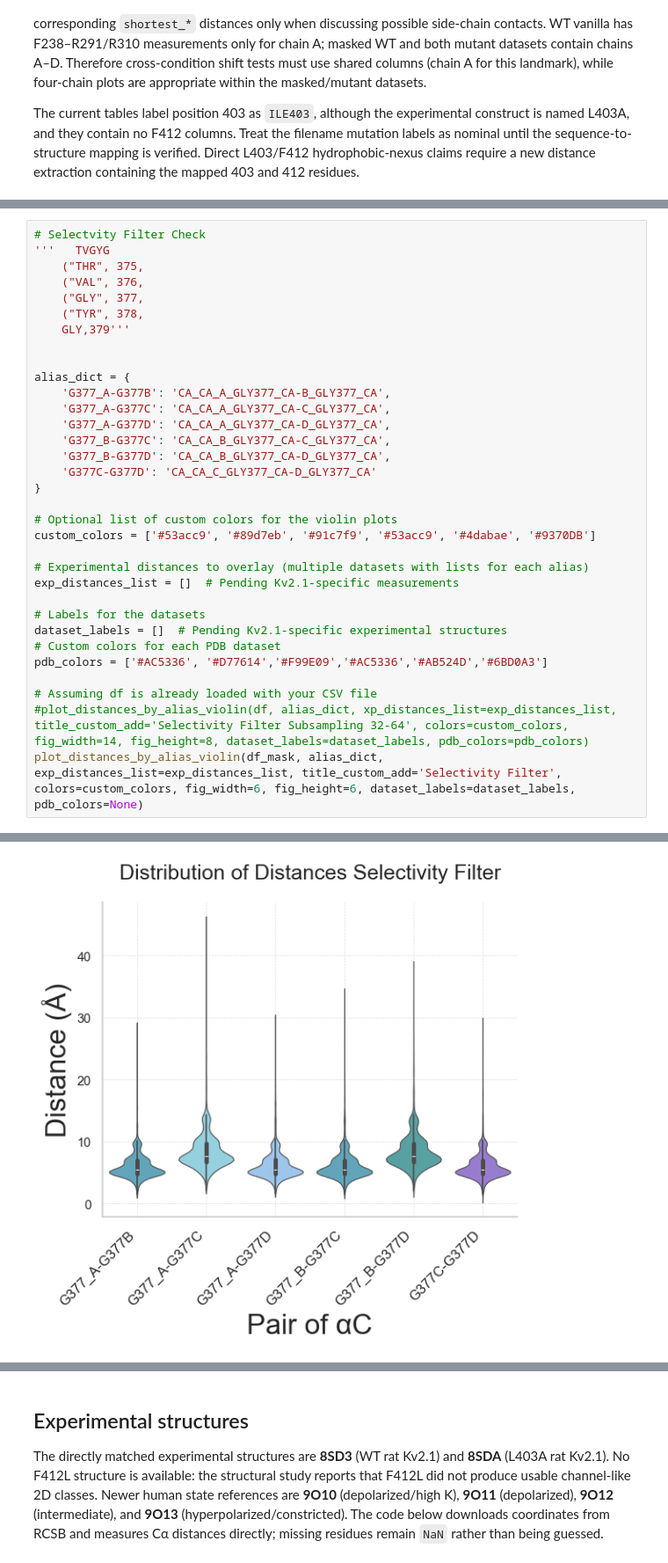
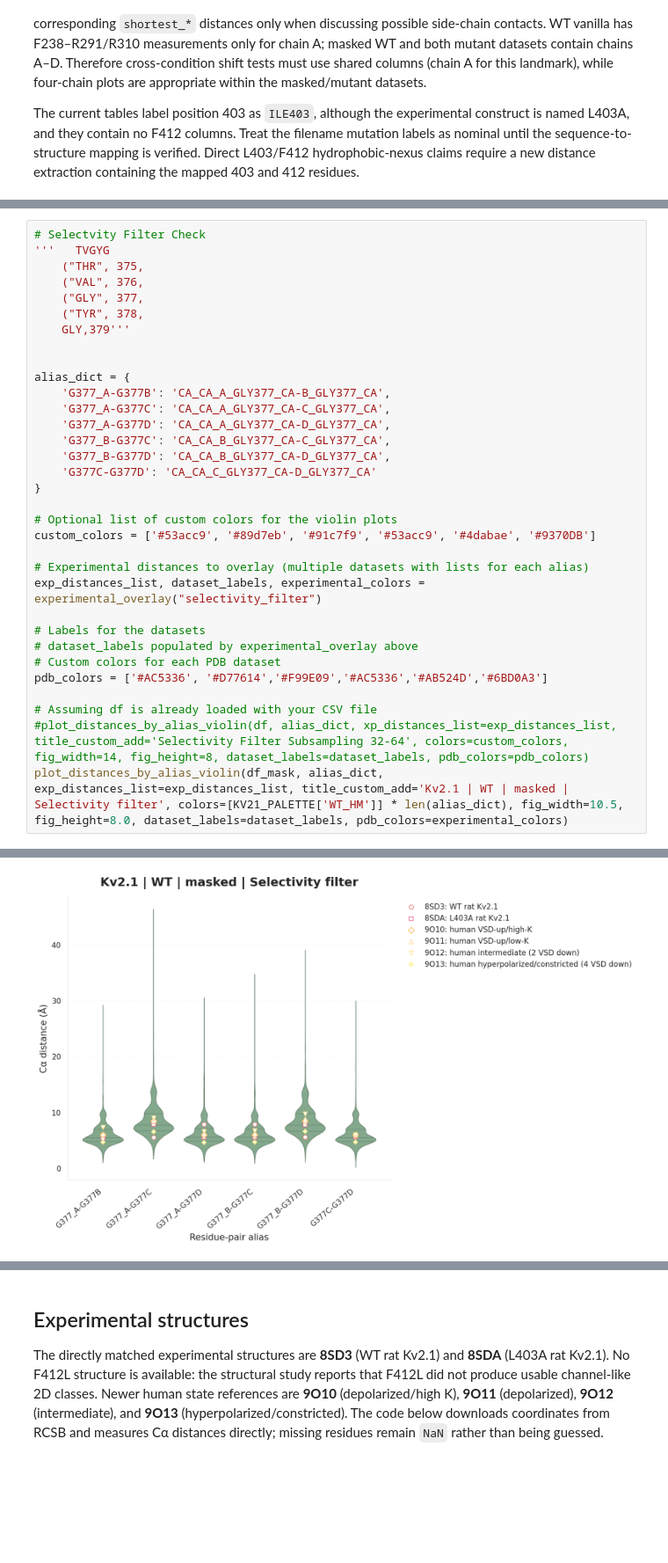
Before and after one commit to adrishg/vgci_mutants, a Jupyter notebook: kv21/Kv21_distanceDistribution_vsExperimental.ipynb, the cells around one changed output, grey strips where cells are left out. Shown at 88% size. Drawn from its saved outputs; the diff is of its cells as text; blank space fills up the shorter version.

Commit message:
added experimetnal distances check all plot masked and unmasked and mutants

```diff
--- a/kv21/Kv21_distanceDistribution_vsExperimental.ipynb
+++ b/kv21/Kv21_distanceDistribution_vsExperimental.ipynb
@@ -233,15 +640,15 @@ alias_dict = {
 custom_colors = ['#53acc9', '#89d7eb', '#91c7f9', '#53acc9', '#4dabae', '#9370DB']
 
 # Experimental distances to overlay (multiple datasets with lists for each alias)
-exp_distances_list = []  # Pending Kv2.1-specific measurements
+exp_distances_list, dataset_labels, experimental_colors = experimental_overlay("selectivity_filter")
 
 # Labels for the datasets
-dataset_labels = []  # Pending Kv2.1-specific experimental structures
+# dataset_labels populated by experimental_overlay above
 # Custom colors for each PDB dataset
 pdb_colors = ['#AC5336', '#D77614','#F99E09','#AC5336','#AB524D','#6BD0A3']
 
 # Assuming df is already loaded with your CSV file
 #plot_distances_by_alias_violin(df, alias_dict, xp_distances_list=exp_distances_list, title_custom_add='Selectivity Filter Subsampling 32-64', colors=custom_colors, fig_width=14, fig_height=8, dataset_labels=dataset_labels, pdb_colors=pdb_colors)
-plot_distances_by_alias_violin(df_mask, alias_dict, exp_distances_list=exp_distances_list, title_custom_add='Selectivity Filter', colors=custom_colors, fig_width=6, fig_height=6, dataset_labels=dataset_labels, pdb_colors=None)
+plot_distances_by_alias_violin(df_mask, alias_dict, exp_distances_list=exp_distances_list, title_custom_add='Kv2.1 | WT | masked | Selectivity filter', colors=[KV21_PALETTE['WT_HM']] * len(alias_dict), fig_width=10.5, fig_height=8.0, dataset_labels=dataset_labels, pdb_colors=experimental_colors)
 # %% [output]
 Passing `palette` without assigning `hue` is deprecated and will be removed in v0.14.0. Assign the `x` variable to `hue` and set `legend=False` for the same effect.
@@ -250 +655 @@ Passing `palette` without assigning `hue` is deprecated and will be removed in v
-[figure, old version]
+[figure, new version]
```
Also changed, not shown: parts of 32 cells of this notebook, 9 other files.
